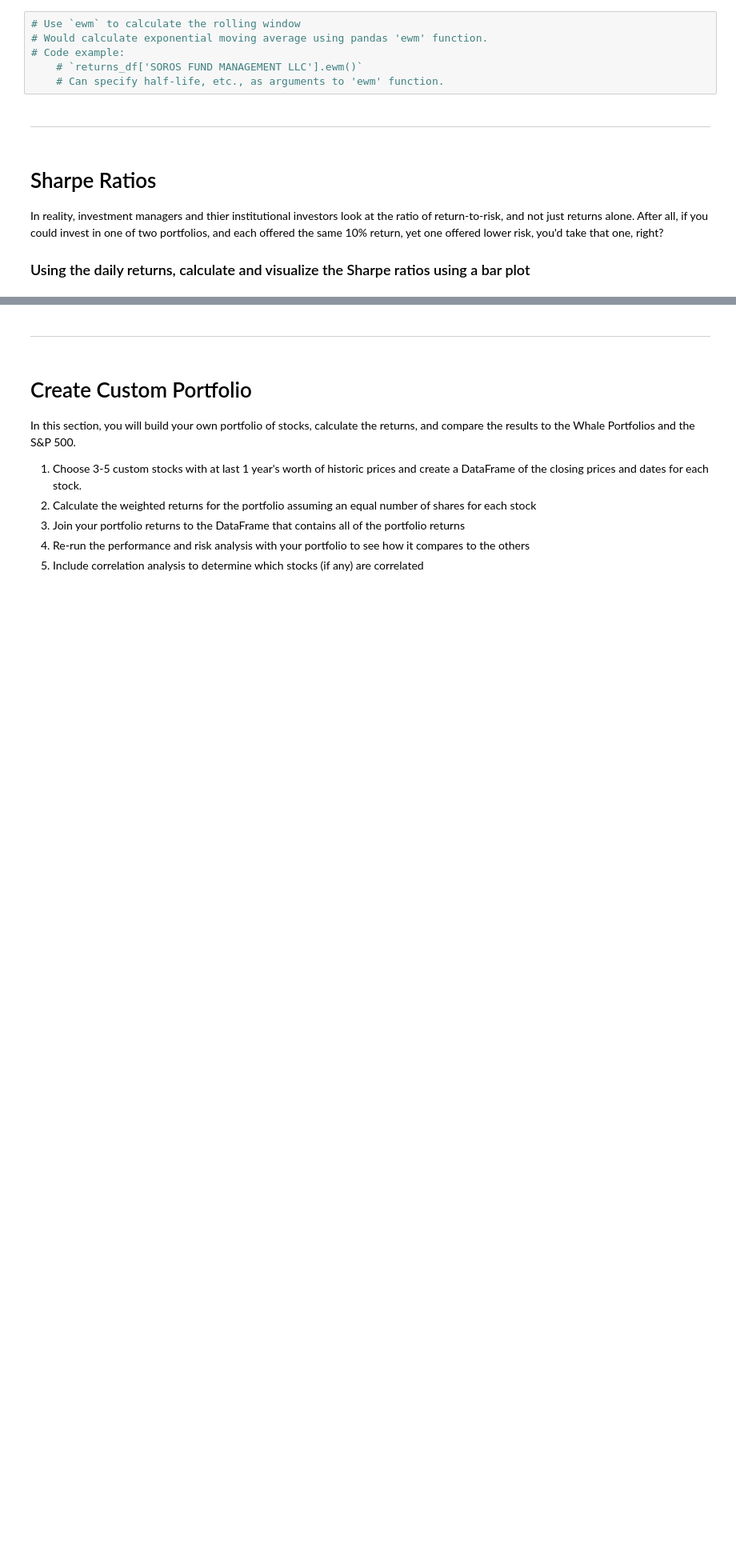
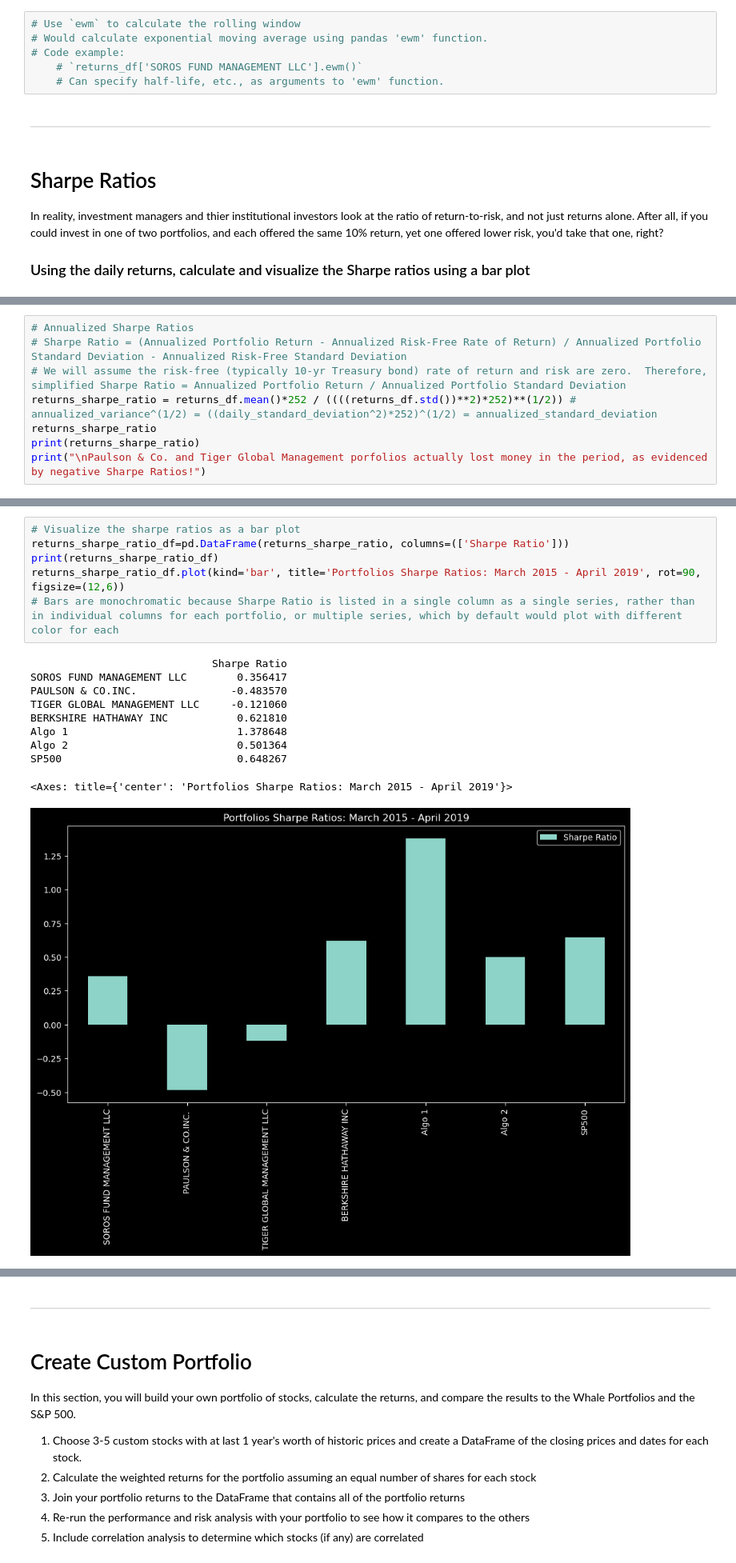
Before and after one commit to boz-tcm/pandas-challenge, a Jupyter notebook: whale_analysis.ipynb, the cells around one changed output, grey strips where cells are left out. Shown at 80% size. Drawn from its saved outputs; the diff is of its cells as text; blank space fills up the shorter version.

```diff
--- a/whale_analysis.ipynb
+++ b/whale_analysis.ipynb
@@ -634,0 +629,8 @@ Write your answer here!
+# %%
+# Annualized Sharpe Ratios
+# Sharpe Ratio = (Annualized Portfolio Return - Annualized Risk-Free Rate of Return) / Annualized Portfolio Standard Deviation - Annualized Risk-Free Standard Deviation
+# We will assume the risk-free (typically 10-yr Treasury bond) rate of return and risk are zero.  Therefore, simplified Sharpe Ratio = Annualized Portfolio Return / Annualized Portfolio Standard Deviation
+returns_sharpe_ratio = returns_df.mean()*252 / ((((returns_df.std())**2)*252)**(1/2)) # annualized_variance^(1/2) = ((daily_standard_deviation^2)*252)^(1/2) = annualized_standard_deviation
+returns_sharpe_ratio
+print(returns_sharpe_ratio)
+print("\nPaulson & Co. and Tiger Global Management porfolios actually lost money in the period, as evidenced by negative Sharpe Ratios!")
@@ -634,0 +648,17 @@ Write your answer here!
+# %%
+# Visualize the sharpe ratios as a bar plot
+returns_sharpe_ratio_df=pd.DataFrame(returns_sharpe_ratio, columns=(['Sharpe Ratio']))
+print(returns_sharpe_ratio_df)
+returns_sharpe_ratio_df.plot(kind='bar', title='Portfolios Sharpe Ratios: March 2015 - April 2019', rot=90, figsize=(12,6))
+# Bars are monochromatic because Sharpe Ratio is listed in a single column as a single series, rather than in individual columns for each portfolio, or multiple series, which by default would plot with different color for each
+# %% [output]
+                             Sharpe Ratio
+SOROS FUND MANAGEMENT LLC        0.356417
+PAULSON & CO.INC.               -0.483570
+TIGER GLOBAL MANAGEMENT LLC     -0.121060
+BERKSHIRE HATHAWAY INC           0.621810
+Algo 1                           1.378648
+Algo 2                           0.501364
+SP500                            0.648267
+<Axes: title={'center': 'Portfolios Sharpe Ratios: March 2015 - April 2019'}>
+[figure, added]
```
Also changed, not shown: parts of 7 cells of this notebook, 3 other files.
